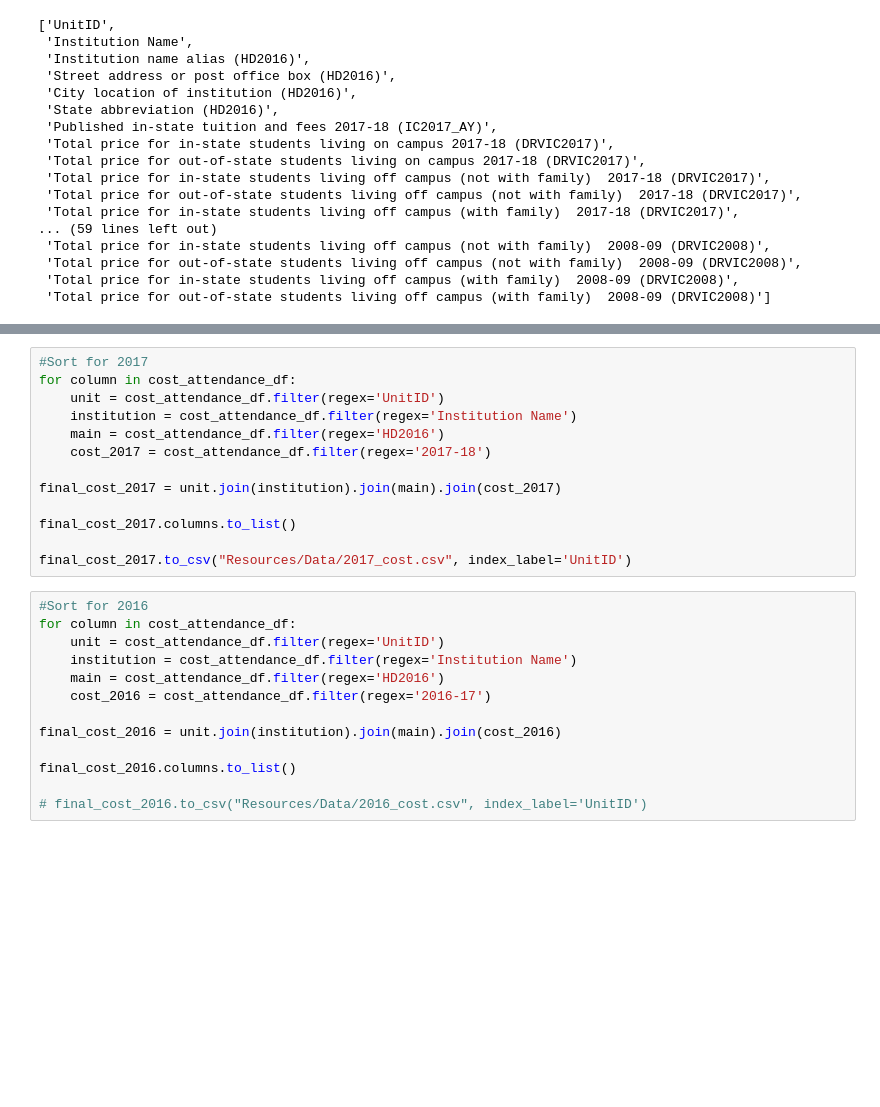
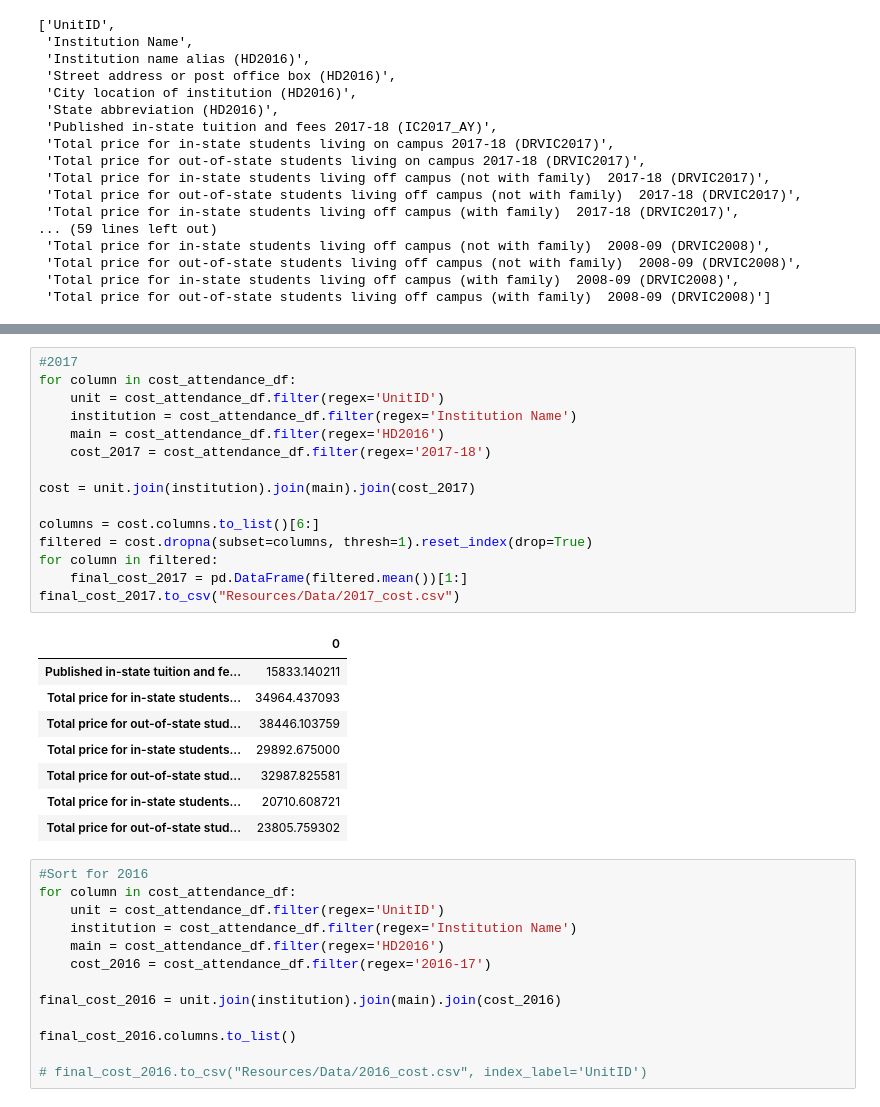
Before and after one commit to mthalken/Tuition_Analysis, a Jupyter notebook: cleaning_csv's.ipynb, the cells around one changed output, grey strips where cells are left out. Drawn from its saved outputs; the diff is of its cells as text; blank space fills up the shorter version.

```diff
--- a/cleaning_csv's.ipynb
+++ b/cleaning_csv's.ipynb
@@ -453,16 +592,27 @@ cost_attendance_df.columns.to_list()
 # %%
-#Sort for 2017
+#2017
 for column in cost_attendance_df:
     unit = cost_attendance_df.filter(regex='UnitID')
     institution = cost_attendance_df.filter(regex='Institution Name')
     main = cost_attendance_df.filter(regex='HD2016')
     cost_2017 = cost_attendance_df.filter(regex='2017-18')
 
-final_cost_2017 = unit.join(institution).join(main).join(cost_2017)
+cost = unit.join(institution).join(main).join(cost_2017)
 
-final_cost_2017.columns.to_list()
-
-final_cost_2017.to_csv("Resources/Data/2017_cost.csv", index_label='UnitID')
+columns = cost.columns.to_list()[6:]
+filtered = cost.dropna(subset=columns, thresh=1).reset_index(drop=True)
+for column in filtered:
+    final_cost_2017 = pd.DataFrame(filtered.mean())[1:]
+final_cost_2017.to_csv("Resources/Data/2017_cost.csv")
+# %% [output]
+|  | 0 |
+| Published in-state tuition and fe... | 15833.140211 |
+| Total price for in-state students... | 34964.437093 |
+| Total price for out-of-state stud... | 38446.103759 |
+| Total price for in-state students... | 29892.675000 |
+| Total price for out-of-state stud... | 32987.825581 |
+| Total price for in-state students... | 20710.608721 |
+| Total price for out-of-state stud... | 23805.759302 |
 # %%
 #Sort for 2016
 for column in cost_attendance_df:
```
Also changed, not shown: parts of 21 cells of this notebook, 26 other files.
